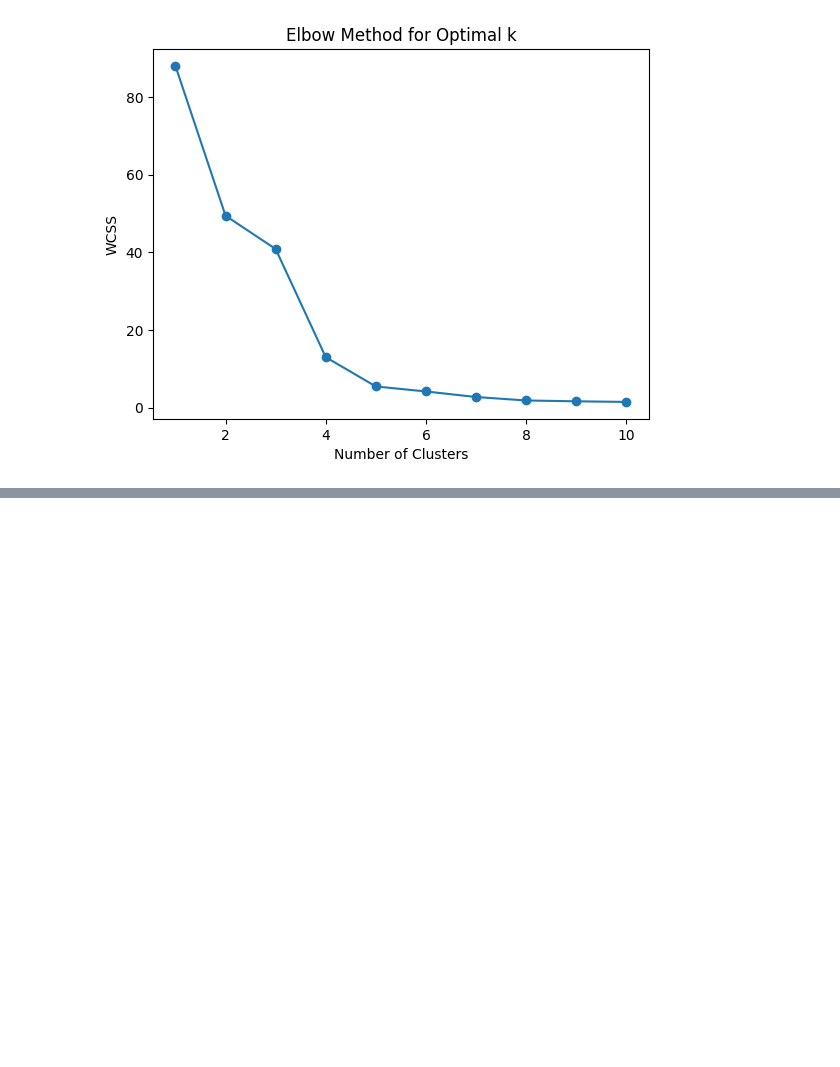
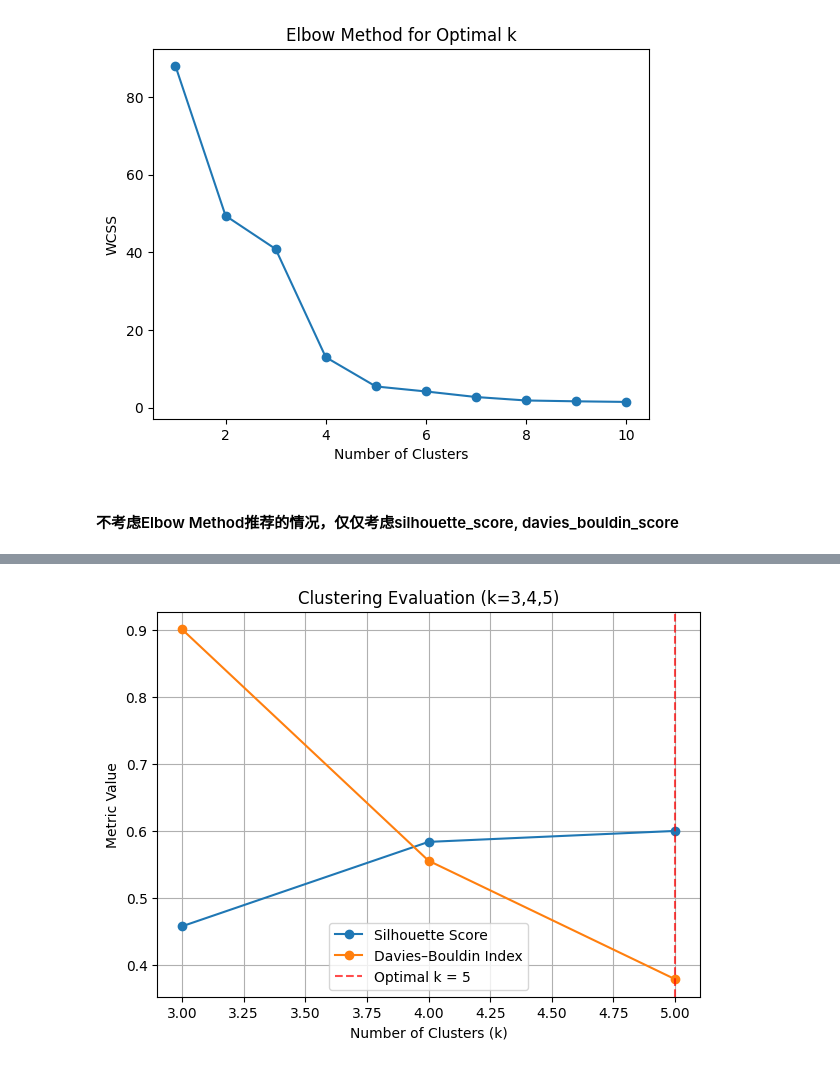
Before and after one commit to jeremygu000/coursera-microsoft-ml-ai, a Jupyter notebook: unsupervised_learning/k-means.ipynb, the cells around one changed output, grey strips where cells are left out. Cells and saved outputs as stored; diff of their text form; code cells hidden in the pictures; blank space fills up the shorter version.

Commit message:
add silhouette_score, davies_bouldin_score推

```diff
--- a/unsupervised_learning/k-means.ipynb
+++ b/unsupervised_learning/k-means.ipynb
@@ -111,3 +113,80 @@ plt.ylabel('WCSS')
 plt.show()
 # %% [output]
 [figure]
+# %% [markdown]
+#### 不考虑Elbow Method推荐的情况，仅仅考虑silhouette_score, davies_bouldin_score
+# %%
+import pandas as pd
+from sklearn.preprocessing import StandardScaler
+from sklearn.cluster import KMeans
+from sklearn.metrics import silhouette_score, davies_bouldin_score
+import matplotlib.pyplot as plt
+
+# ====== 原始数据 ======
+data = {
+    'AnnualIncome': [
+        15, 15.5, 16, 16.5, 17, 17.5, 18, 18.5, 19, 19.5,
+        20, 20.5, 21, 21.5, 22, 22.5, 23, 23.5, 24, 24.5,
+        25, 25.5, 26, 26.5, 27, 27.5, 28, 28.5, 29, 29.5,
+        30, 30.5, 31, 31.5, 32, 32.5, 33, 33.5, 34, 34.5,
+        35,  # Normal points
+        80, 85, 90  # Outliers
+    ],
+    'SpendingScore': [
+        39, 42, 45, 48, 51, 54, 57, 60, 63, 66,
+        69, 72, 75, 78, 81, 84, 87, 90, 93, 96,
+        6, 9, 12, 15, 18, 21, 24, 27, 30, 33,
+        5, 8, 11, 14, 17, 20, 23, 26, 29, 32,
+        56,   # Normal points
+        2, 3, 100  # Outliers
+    ]
+}
+df = pd.DataFrame(data)
+
+# ====== 数据标准化 ======
+scaler = StandardScaler()
+df_scaled = scaler.fit_transform(df)
+
+# ====== 计算 k=3,4,5 下的指标 ======
+results = []
+for k in [3, 4, 5]:
+    kmeans = KMeans(n_clusters=k, random_state=42)
+    labels = kmeans.fit_predict(df_scaled)
+    sil = silhouette_score(df_scaled, labels)
+    dbi = davies_bouldin_score(df_scaled, labels)
+    results.append({'k': k, 'Silhouette': sil, 'Davies-Bouldin': dbi})
+
+results = pd.DataFrame(results)
+print("\n=== Clustering Evaluation Results ===")
+print(results)
+
+# ====== 自动推荐逻辑 ======
+# 1. 分别选出 Silhouette 最大、DBI 最小的 k
+k_sil = results.loc[results['Silhouette'].idxmax(), 'k']
+k_dbi = results.loc[results['Davies-Bouldin'].idxmin(), 'k']
+
+# 2. 综合评分（Silhouette 排名 + DBI 排名，越小越好）
+results['sil_rank'] = results['Silhouette'].rank(ascending=False, method='min')
+results['dbi_rank'] = results['Davies-Bouldin'].rank(ascending=True, method='min')
+results['combo_score'] = results['sil_rank'] + results['dbi_rank']
+k_combo = results.sort_values(['combo_score', 'k']).iloc[0]['k']
+
+print(f"\nRecommended by Silhouette ↑ : k = {int(k_sil)}")
+print(f"Recommended by DBI ↓       : k = {int(k_dbi)}")
+print(f"Recommended (combined)     : k = {int(k_combo)}")
+
+# ====== 可视化 ======
+plt.figure(figsize=(7, 5))
+plt.plot(results['k'], results['Silhouette'], 'o-', label='Silhouette Score')
+plt.plot(results['k'], results['Davies-Bouldin'], 'o-', label='Davies–Bouldin Index')
+plt.title('Clustering Evaluation (k=3,4,5)')
+plt.xlabel('Number of Clusters (k)')
+plt.ylabel('Metric Value')
+plt.legend()
+plt.grid(True)
+
+# 标出综合推荐的 k
+plt.axvline(x=k_combo, color='red', linestyle='--', alpha=0.7, label=f'Optimal k = {int(k_combo)}')
+plt.legend()
+plt.show()
+# %% [output]
@@ -113,0 +202 @@ plt.show()
+[figure, added]
```
Also changed, not shown: parts of 5 cells of this notebook.
